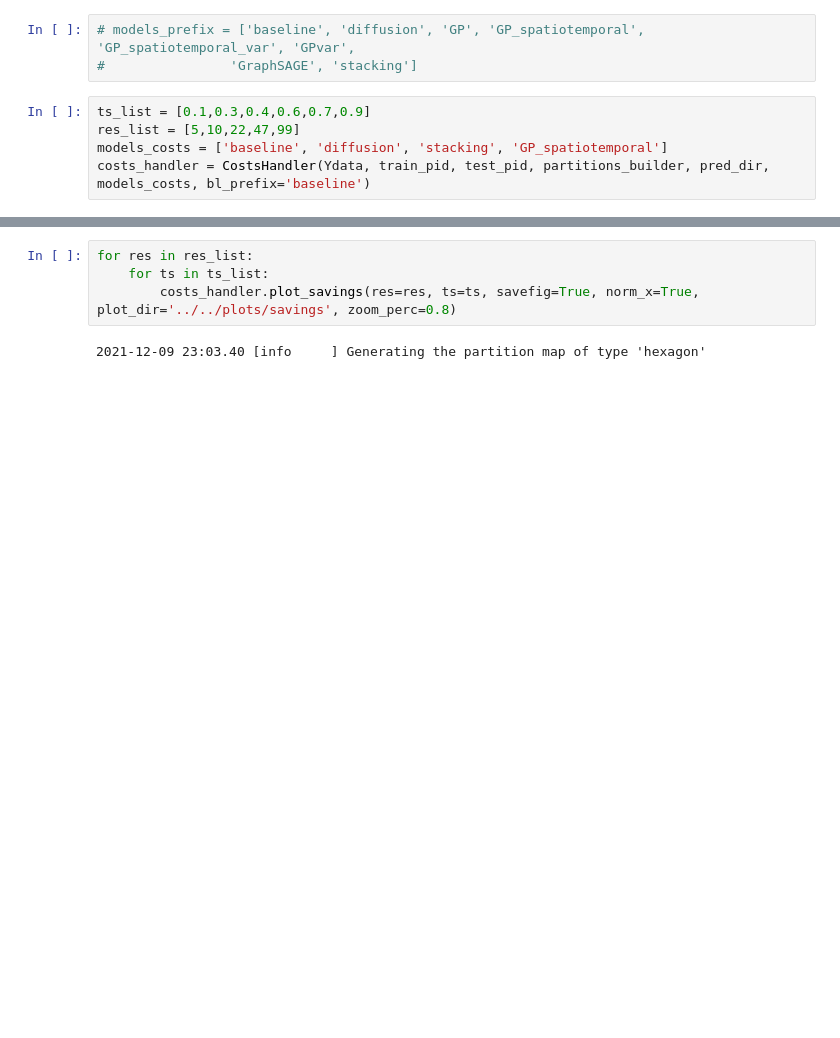
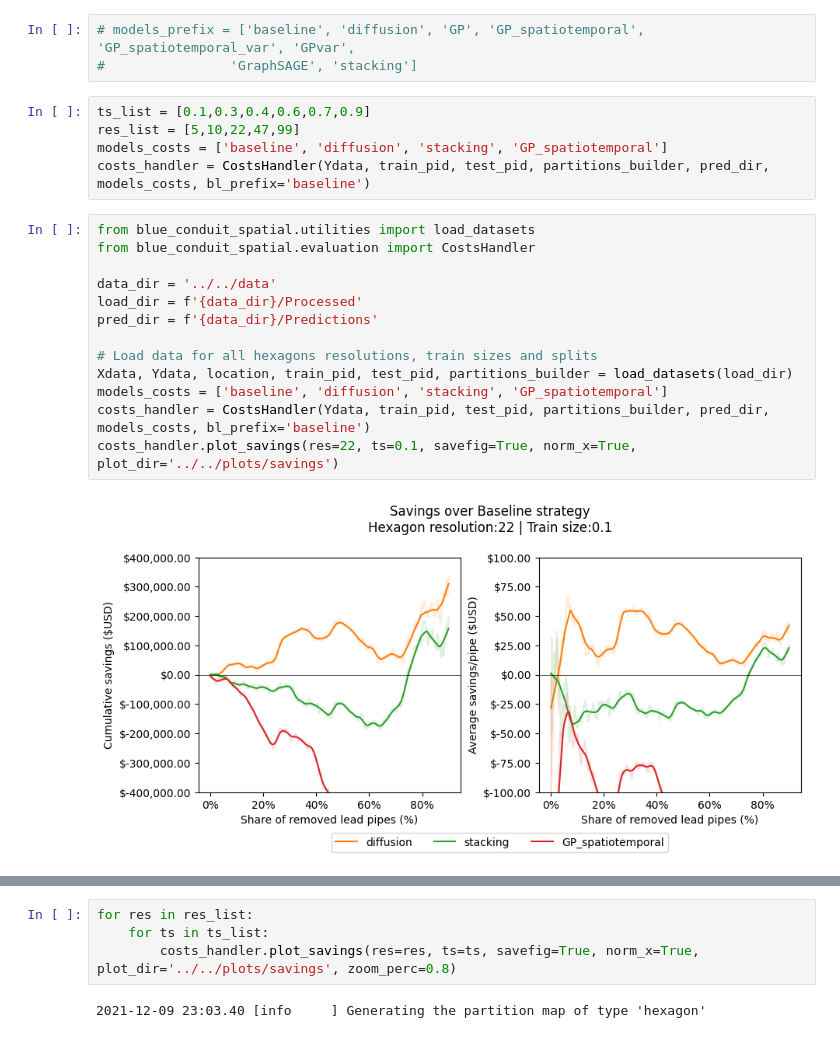
Before and after one commit to mcembalest/teamBlueConduit, a Jupyter notebook: notebooks/modeling/Costs.ipynb, the cells around one changed output, grey strips where cells are left out. Drawn from its saved outputs; the diff is of its cells as text; blank space fills up the shorter version.

Commit message:
Costs plot for documentation

```diff
--- a/notebooks/modeling/Costs.ipynb
+++ b/notebooks/modeling/Costs.ipynb
@@ -16,3 +20,18 @@ ts_list = [0.1,0.3,0.4,0.6,0.7,0.9]
 res_list = [5,10,22,47,99]
 models_costs = ['baseline', 'diffusion', 'stacking', 'GP_spatiotemporal']
 costs_handler = CostsHandler(Ydata, train_pid, test_pid, partitions_builder, pred_dir, models_costs, bl_prefix='baseline')
+# %%
+from blue_conduit_spatial.utilities import load_datasets
+from blue_conduit_spatial.evaluation import CostsHandler
+
+data_dir = '../../data'
+load_dir = f'{data_dir}/Processed'
+pred_dir = f'{data_dir}/Predictions'
+
+# Load data for all hexagons resolutions, train sizes and splits
+Xdata, Ydata, location, train_pid, test_pid, partitions_builder = load_datasets(load_dir)
+models_costs = ['baseline', 'diffusion', 'stacking', 'GP_spatiotemporal']
+costs_handler = CostsHandler(Ydata, train_pid, test_pid, partitions_builder, pred_dir, models_costs, bl_prefix='baseline')
+costs_handler.plot_savings(res=22, ts=0.1, savefig=True, norm_x=True, plot_dir='../../plots/savings')
+# %% [output]
+[figure, added]
```
Also changed, not shown: parts of 2 cells of this notebook, 3 other files.
